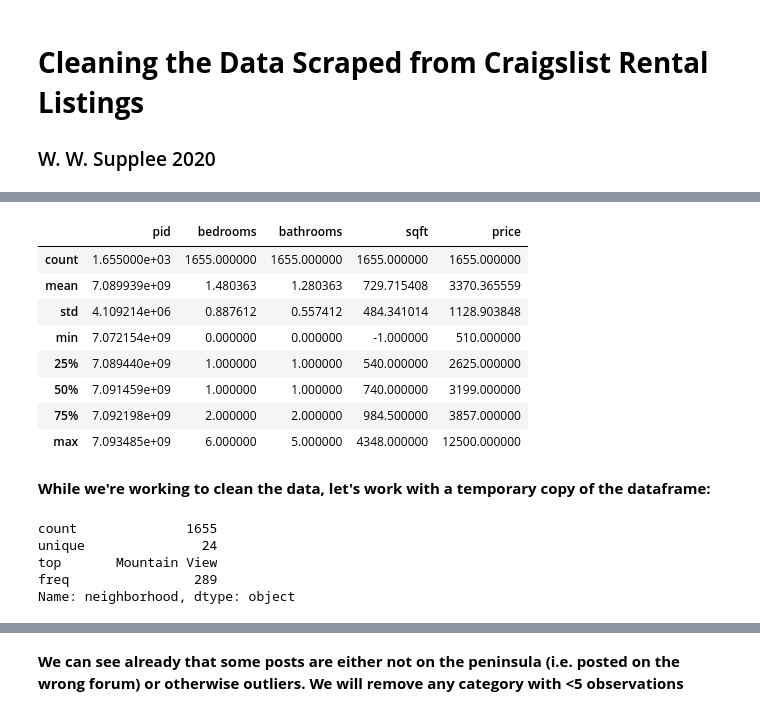
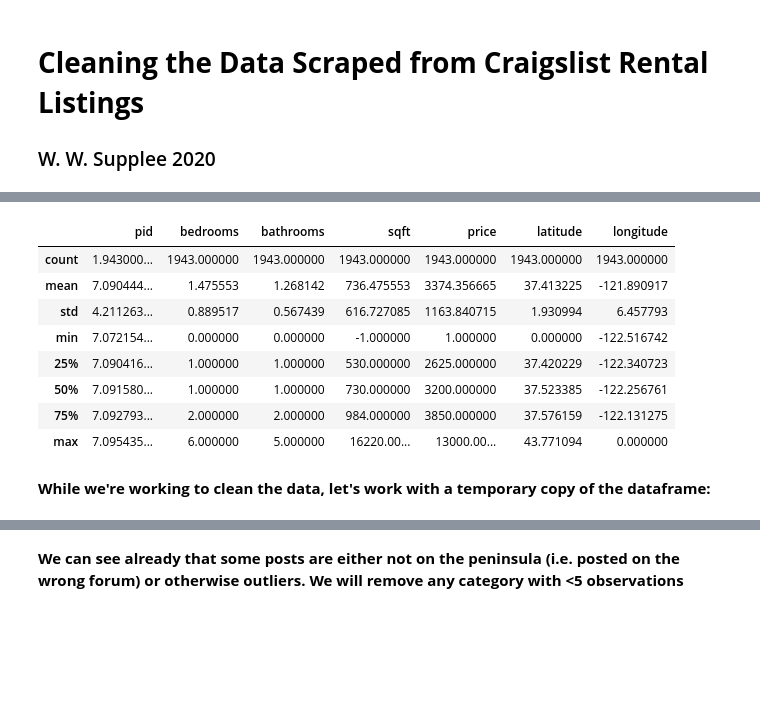
Before and after one commit to supplee/cl-housing, a Jupyter notebook: clean-data.ipynb, the cells around one changed output, grey strips where cells are left out. Saved outputs shown, nothing was run; the diff lists cells and outputs as text; code cells hidden in the pictures; blank space fills up the shorter version.

```diff
--- a/clean-data.ipynb
+++ b/clean-data.ipynb
@@ -18,3 +16,5 @@ df = gl.getDataFromDisk('data.h5')
+# %%
+df = pd.read_parquet('data.parquet')
 # %%
 df.head()
 # %% [output]
@@ -27,26 +27,17 @@ df.head()
 # %%
 pd.set_option('display.max_rows', 30)
 pd.set_option('display.max_columns', None)
-pd.set_option('display.max_colwidth', 32)
+pd.set_option('display.max_colwidth', 12)
 df.describe()
 # %% [output]
-|  | pid | bedrooms | bathrooms | sqft | price |
-| count | 1.655000e+03 | 1655.000000 | 1655.000000 | 1655.000000 | 1655.000000 |
-| mean | 7.089939e+09 | 1.480363 | 1.280363 | 729.715408 | 3370.365559 |
-| std | 4.109214e+06 | 0.887612 | 0.557412 | 484.341014 | 1128.903848 |
-| min | 7.072154e+09 | 0.000000 | 0.000000 | -1.000000 | 510.000000 |
-| 25% | 7.089440e+09 | 1.000000 | 1.000000 | 540.000000 | 2625.000000 |
-| 50% | 7.091459e+09 | 1.000000 | 1.000000 | 740.000000 | 3199.000000 |
-| 75% | 7.092198e+09 | 2.000000 | 2.000000 | 984.500000 | 3857.000000 |
-| max | 7.093485e+09 | 6.000000 | 5.000000 | 4348.000000 | 12500.000000 |
+|  | pid | bedrooms | bathrooms | sqft | price | latitude | longitude |
+| count | 1.943000... | 1943.000000 | 1943.000000 | 1943.000000 | 1943.000000 | 1943.000000 | 1943.000000 |
+| mean | 7.090444... | 1.475553 | 1.268142 | 736.475553 | 3374.356665 | 37.413225 | -121.890917 |
+| std | 4.211263... | 0.889517 | 0.567439 | 616.727085 | 1163.840715 | 1.930994 | 6.457793 |
+| min | 7.072154... | 0.000000 | 0.000000 | -1.000000 | 1.000000 | 0.000000 | -122.516742 |
+| 25% | 7.090416... | 1.000000 | 1.000000 | 530.000000 | 2625.000000 | 37.420229 | -122.340723 |
+| 50% | 7.091580... | 1.000000 | 1.000000 | 730.000000 | 3200.000000 | 37.523385 | -122.256761 |
+| 75% | 7.092793... | 2.000000 | 2.000000 | 984.000000 | 3850.000000 | 37.576159 | -122.131275 |
+| max | 7.095435... | 6.000000 | 5.000000 | 16220.00... | 13000.00... | 43.771094 | 0.000000 |
 # %% [markdown]
 __While we're working to clean the data, let's work with a temporary copy of the dataframe:__
-# %%
-tf = df.copy()
-tf.neighborhood.describe()
-# %% [output]
-count              1655
-unique               24
-top       Mountain View
-freq                289
-Name: neighborhood, dtype: object
```
Also changed, not shown: parts of 52 cells of this notebook.
